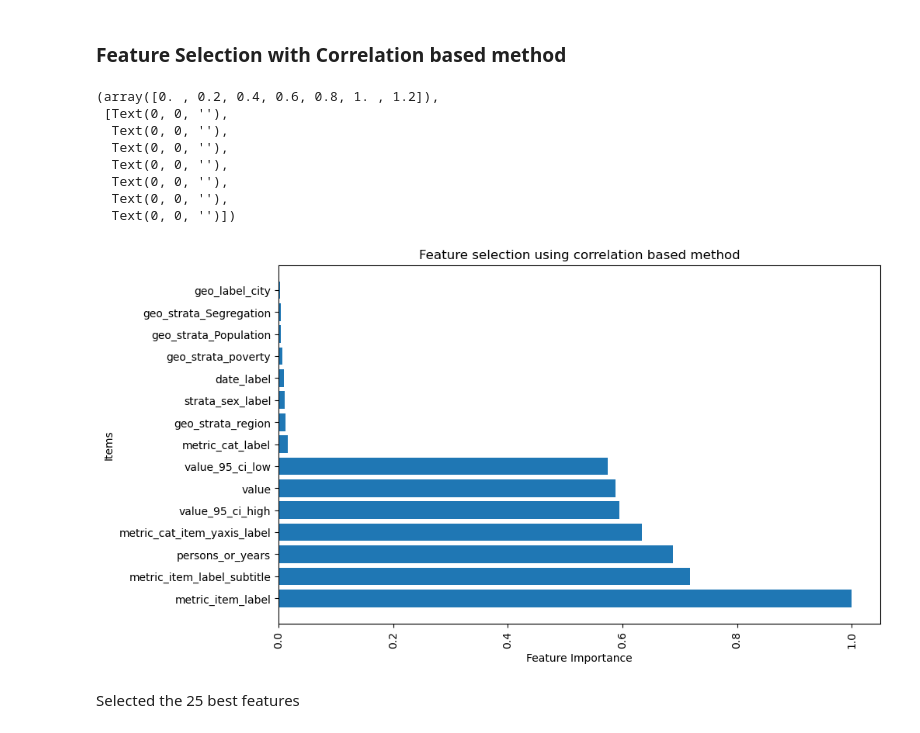
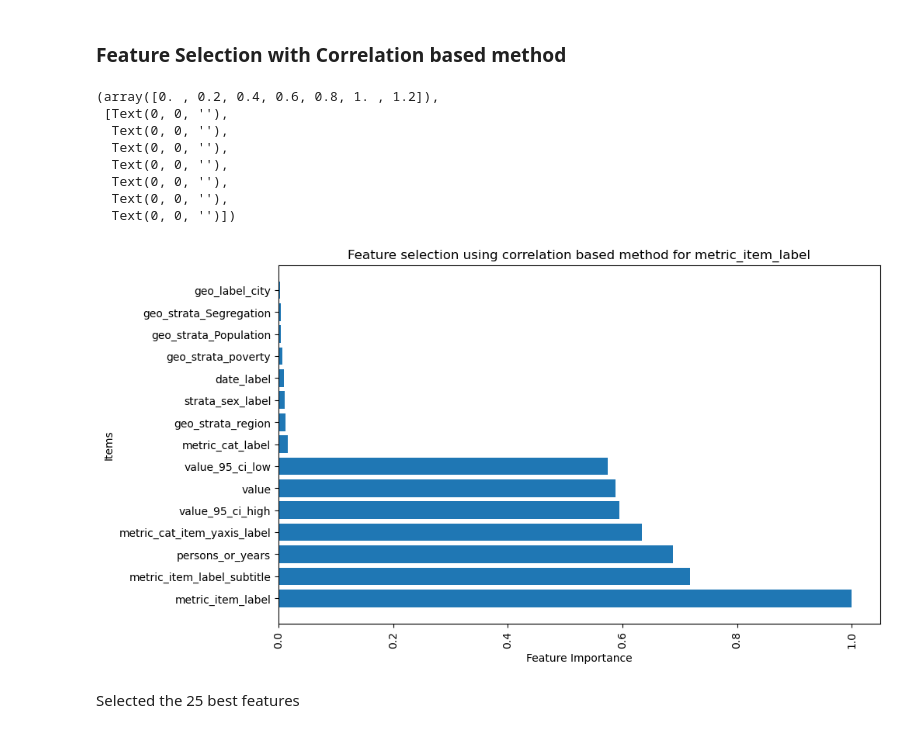
Before and after one commit to kohlerch/G4C-Project, a Jupyter notebook: Project/big-cities-health/Correlation.ipynb, the cells around one changed output. Drawn from its saved outputs; the diff is of its cells as text; code cells hidden in the pictures.

```diff
--- a/Project/big-cities-health/Correlation.ipynb
+++ b/Project/big-cities-health/Correlation.ipynb
@@ -71,20 +71,20 @@ selected_features_corr = correlation_with_target[:15].index.tolist()
 # %%
 plt.figure(figsize=(10, 6))
 plt.barh(selected_features_corr, correlation_with_target[selected_features_corr])
 plt.xlabel('Feature Importance')
 plt.ylabel('Items')
-plt.title('Feature selection using correlation based method')
+plt.title('Feature selection using correlation based method for metric_item_label')
 plt.xticks(rotation=90)
 # %% [output]
 (array([0. , 0.2, 0.4, 0.6, 0.8, 1. , 1.2]),
  [Text(0, 0, ''),
   Text(0, 0, ''),
   Text(0, 0, ''),
   Text(0, 0, ''),
   Text(0, 0, ''),
   Text(0, 0, ''),
   Text(0, 0, '')])
-[figure, old version]
+[figure, new version]
 # %% [markdown]
 Selected the 25 best features
 # %%
```
